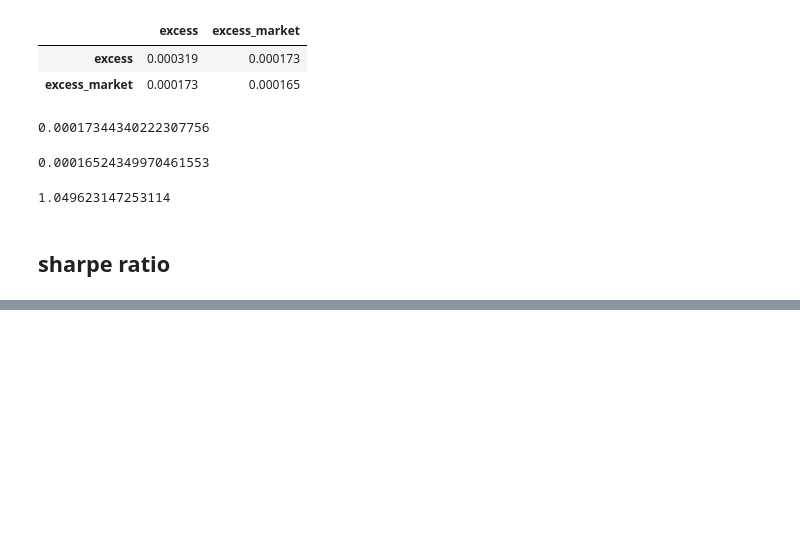
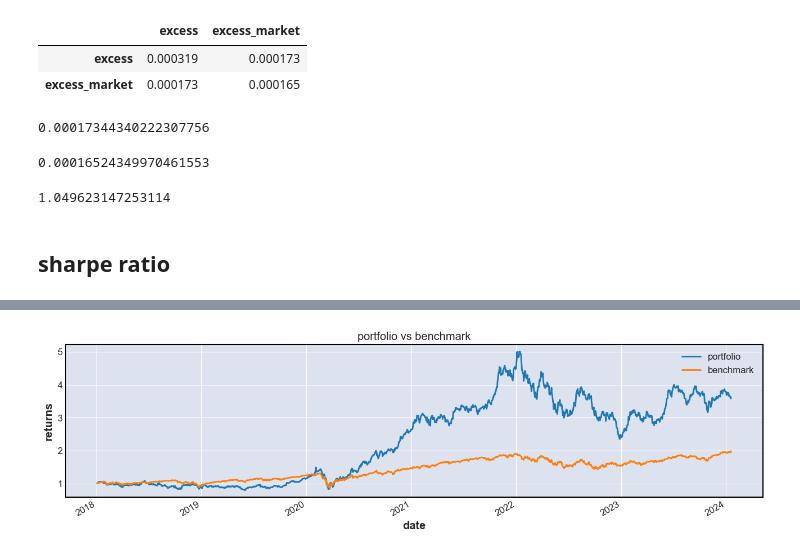
Before and after one commit to jtviegas/datascience, a Jupyter notebook: notebooks/findata.ipynb, the cells around one changed output, grey strips where cells are left out. Cells and saved outputs as stored; diff of their text form; code cells hidden in the pictures; blank space fills up the shorter version.

```diff
--- a/notebooks/findata.ipynb
+++ b/notebooks/findata.ipynb
@@ -956,0 +995,4 @@ beta
+# %%
+portfolio_weights = [0.33, 0.34, 0.33]
+stocks_return = stocks.pct_change(1).dropna()
+stocks_return
@@ -956,0 +1014,3 @@ beta
+# %%
+weighted_returns_portfolio = stocks_return.mul(portfolio_weights, axis=1)
+weighted_returns_portfolio
@@ -956,0 +1032,3 @@ beta
+# %%
+stocks_return["portfolio"] = weighted_returns_portfolio.sum(axis=1).dropna()
+stocks_return.tail()
@@ -956,0 +1043,9 @@ beta
+# %%
+stocks_return["benchmark"] = weighted_returns_portfolio.sum(axis=1).dropna()
+
+df_benchmark = get_ticker("SPY", start=start, end=end)
+df_benchmark['ts'] = pd.to_datetime(df_benchmark['actual_time'],unit='s')
+df_benchmark.set_index("ts", inplace=True)
+stocks_return["benchmark"] = df_benchmark["adj_close"].pct_change(1).dropna()
+
+stocks_return
@@ -956,0 +1068,9 @@ beta
+# %%
+cummulative_returns = ((1 + stocks_return[["portfolio", "benchmark"]]).cumprod())
+cummulative_returns.plot(figsize=(16,4))
+plt.ylabel("returns")
+plt.title("portfolio vs benchmark")
+plt.xlabel("date")
+plt.show()
+# %% [output]
+[figure, added]
```
Also changed, not shown: parts of 24 cells of this notebook.
